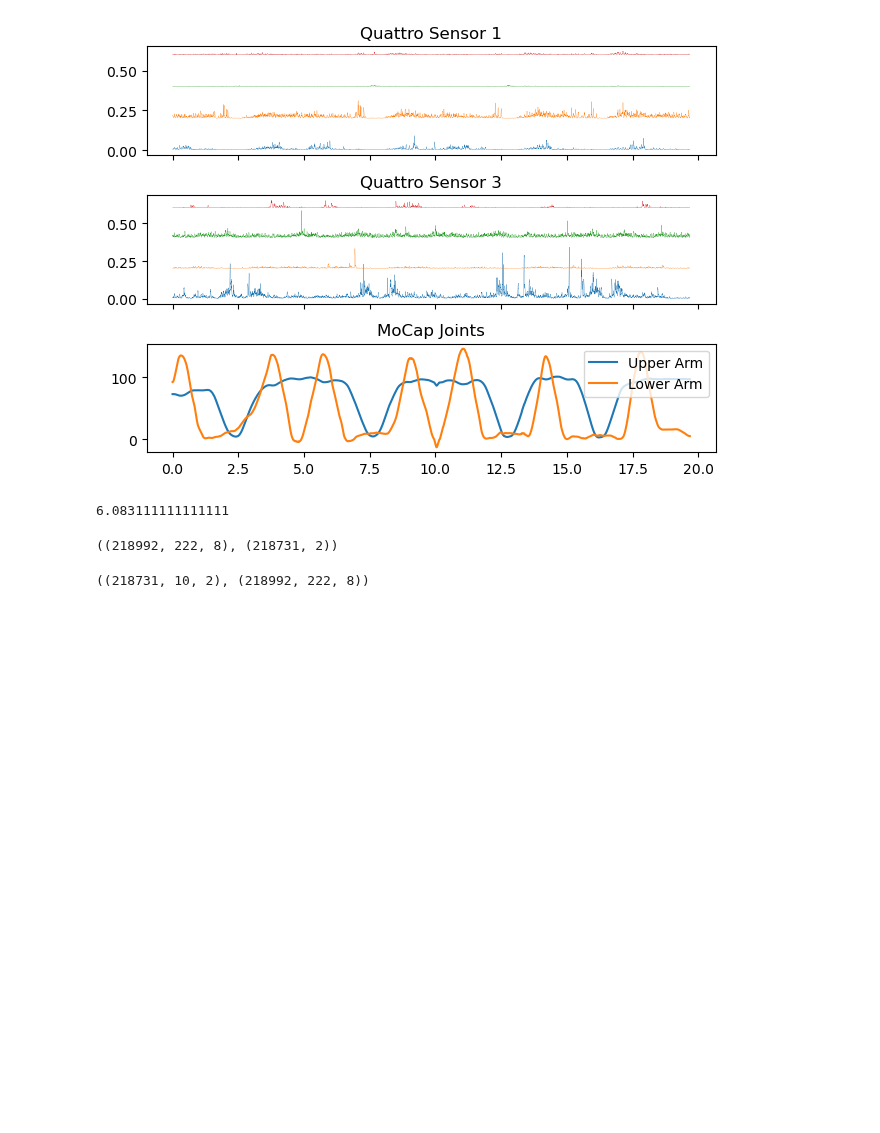
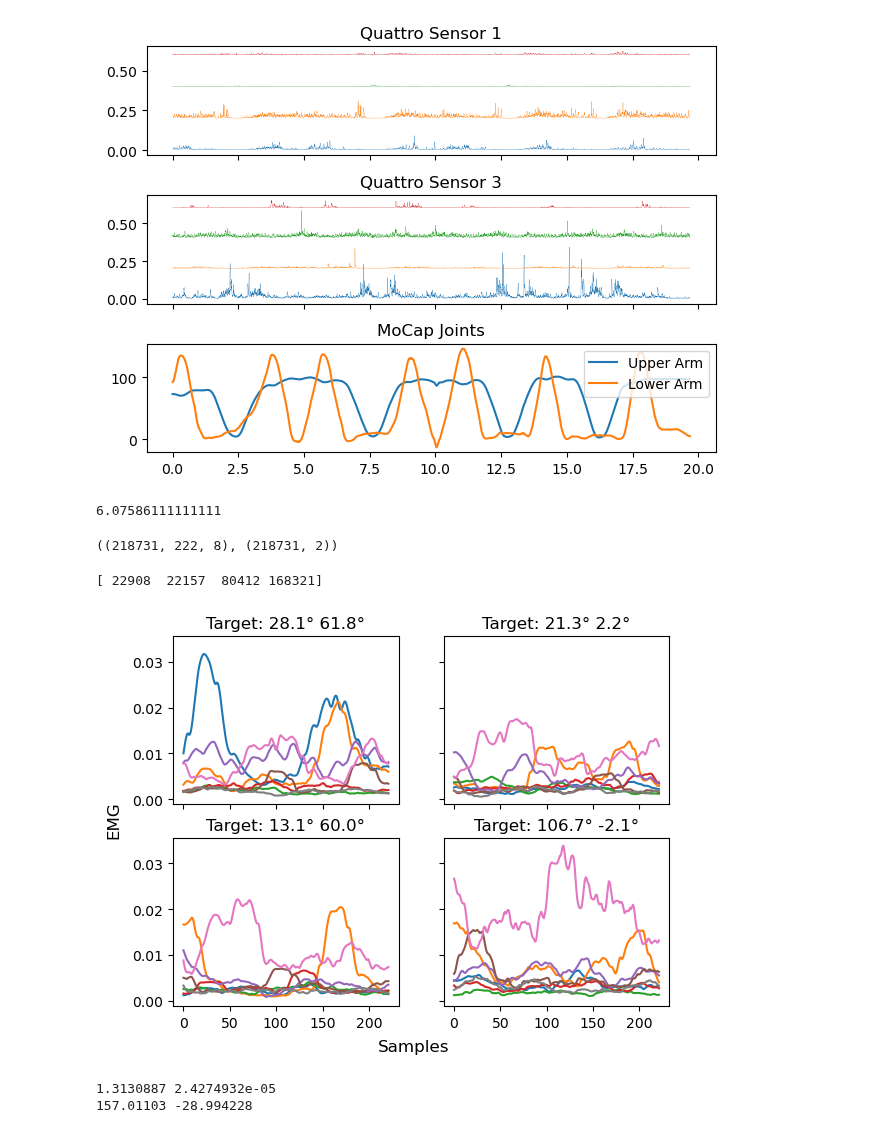
Before and after one commit to gjmm07/Masterthesis, a Jupyter notebook: FirstModel.ipynb, the cells around one changed output. Cells and saved outputs as stored; diff of their text form; code cells hidden in the pictures; blank space fills up the shorter version.

```diff
--- a/FirstModel.ipynb
+++ b/FirstModel.ipynb
@@ -2,8 +2,9 @@
 import numpy as np
 from utils import read_dataset, drop_useless
 # %%
-# Reading all the data from subject "Finn"
-dataset = read_dataset("Finn",
+# Reading all the data from healthy subject "Finn"
+SUBJECT = "Finn"
+dataset = read_dataset(SUBJECT,
                        # timestamp="10-12-24",
                        read_ort=False)
 
@@ -20,26 +21,52 @@ for nd in dataset:
 dataset[1].plot(plot_emg=True, plot_mocap_joints=True)
 # %% [output]
 [figure]
-# %%
-# Make windows --> window size 10 / 100Hz = 100ms equals 222 sample in emg (Sample Rate: 2222Hz)
-# Future offset on mocap is win_size / 2 = 50ms -> predicting 50 ms ahead
-win_size = 10
-dataset = [x.get_data(win_size, win_size, 222, win_size/2) for x in dataset]
+# %%
+# Make windows --> window size 10 / 100Hz = 100ms equals 222 sample in emg (Sample Rate: 2222Hz)
+# Future offset on mocap is win_size / 2 = 50ms -> predicting 50 ms ahead
+win_size = 10
+data = [x.get_data(win_size, win_size, 222, win_size/2) for x in dataset]
 # %%
-joints, marker, marker_pred, emg_data = (np.vstack(x) for x in zip(*dataset))
+joints, marker, marker_pred, emg_data = (np.vstack(x) for x in zip(*data))
 # %%
 # About 6 hours of data
 emg_data.shape[0] * win_size / 100 / 60**2
 # %% [output]
-6.083111111111111
+6.07586111111111
 # %%
-# inputs have 218_992 windows each containing 222 Samples and 8 channels; 218_
+# inputs have ~220k windows each containing 222 Samples and 8 channels;
+# targets is of size ~220k and two joint angles (flexion/extension and supination/pronation)
+
 targets = joints[:, -1, :]
 inputs = emg_data
 inputs.shape, targets.shape
 # %% [output]
-((218992, 222, 8), (218731, 2))
+((218731, 222, 8), (218731, 2))
-# %%
-joints.shape, emg_data.shape
-# %% [output]
-((218731, 10, 2), (218992, 222, 8))
+# %%
+# plot four windows with target as title
+import matplotlib.pyplot as plt
+
+np.random.seed(100)
+indices = np.random.choice(np.arange(inputs.shape[0]), 4, replace=False)
+print(indices)
+fig, axs = plt.subplots(2, 2, sharex=True, sharey=True)
+fig.supxlabel("Samples")
+fig.supylabel("EMG")
+for ax, inpt, trgt in zip(axs.flatten(), inputs[indices, :], targets[indices, :]):
+    ax.set_title("Target: %.1f° %.1f°" % (*trgt, ))
+    ax.plot(inpt)
+plt.show()
+# %% [output]
+[ 22908  22157  80412 168321]
+[figure, added]
+# %%
+# normalize data
+
+print(inputs.max(), inputs.min())
+print(targets.max(), targets.min())
+
+targets = (targets - targets.min()) / (targets.max() - targets.min())
+inputs = (inputs - inputs.min()) / (inputs.max() - inputs.min())
+# %% [output]
+1.3130887 2.4274932e-05
+157.01103 -28.994228
```
Also changed, not shown: parts of 11 cells of this notebook, 3 other files.
